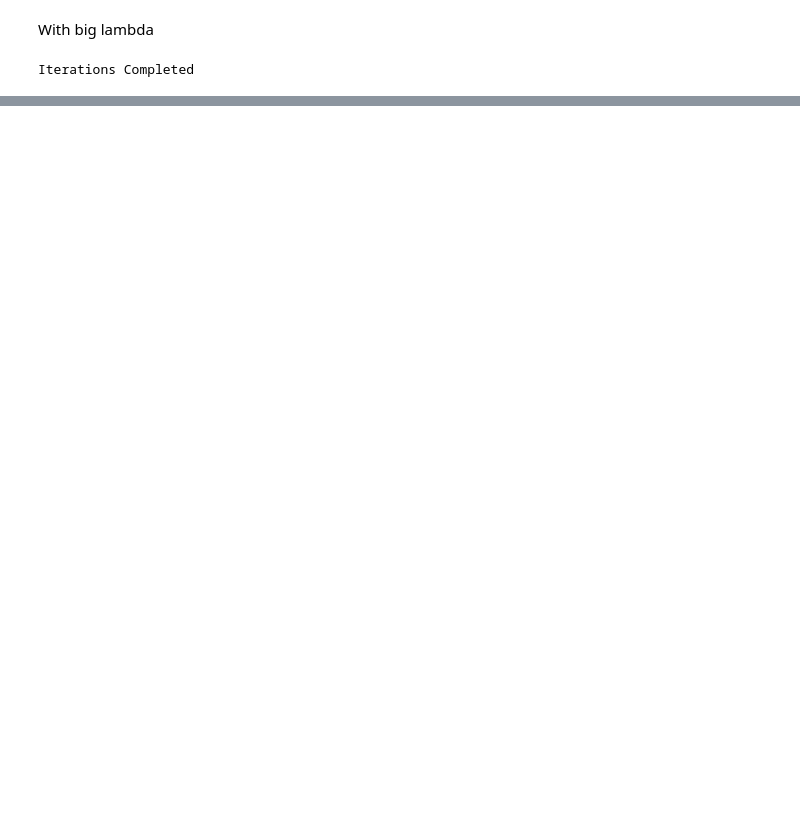
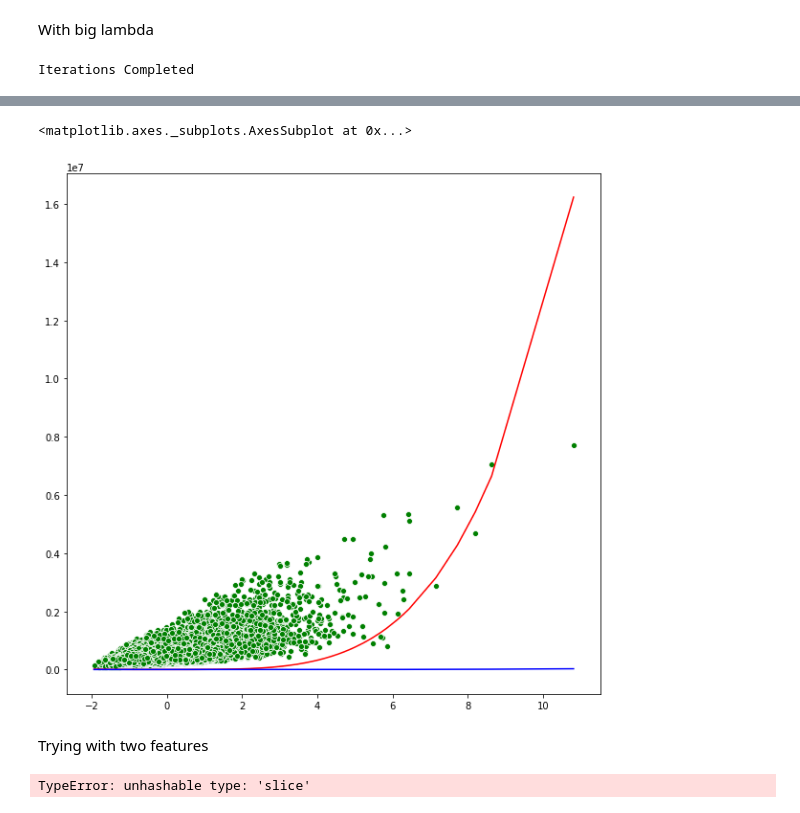
Before and after one commit to nauman-chaudhary/LinearRegression, a Jupyter notebook: Ridge Regression - L2 Regularization.ipynb, the cells around one changed output, grey strips where cells are left out. Saved outputs shown, nothing was run; the diff lists cells and outputs as text; code cells hidden in the pictures; blank space fills up the shorter version.

```diff
--- a/Ridge Regression - L2 Regularization.ipynb
+++ b/Ridge Regression - L2 Regularization.ipynb
@@ -235,0 +250,5 @@ a = np.array([1,2,3]).reshape(-1,1)
+# %%
+start_time = time.time()
+i,weights_l2_0, grads, costs = gradient_descent(x=data_poly, y=target,alpha=1e-12,tolerance_cost=1e-7,
+                                               tolerance_gradient=1e-7, max_iter=10000,l2_regularization=0)
+end_time = time.time()
@@ -235,0 +273,5 @@ a = np.array([1,2,3]).reshape(-1,1)
+# %%
+start_time = time.time()
+i,weights_l2_1e11, grads, costs = gradient_descent(x=data_poly, y=target,alpha=1e-12,tolerance_cost=1e-7,
+                                               tolerance_gradient=1e-7, max_iter=10000,l2_regularization=1e11)
+end_time = time.time()
@@ -235,0 +293,19 @@ a = np.array([1,2,3]).reshape(-1,1)
+# %%
+plt.figure(figsize=(10,10))
+
+result_l2_0 = weights_l2_0[0] + weights_l2_0[1]*data_poly[:,0] + weights_l2_0[2]*data_poly[:,1] + weights_l2_0[3]*data_poly[:,2]+ weights_l2_0[4]*data_poly[:,3]
+# temp_df_small_l2 = pd.DataFrame(data_poly,columns=[['sqft_1','sqft_2','sqft_3','sqft_4']])
+# temp_df_small_l2['predicted_price'] = result_l2_0
+sns.lineplot( x=data_poly[:,0], y=result_l2_0,color='r')
+
+result_l2_1e11 = weights_l2_1e11[0] + weights_l2_1e11[1]*data_poly[:,0]  + weights_l2_1e11[2]*data_poly[:,1]  + weights_l2_1e11[3]*data_poly[:,2]  + weights_l2_1e11[4]*data_poly[:,3]
+# temp_df_big_l2 = pd.DataFrame(data_poly,columns=[['sqft_1','sqft_2','sqft_3','sqft_4']])
+# temp_df_big_l2['predicted_price'] = result_l2_1e11
+sns.lineplot(x=data_poly[:,0],y=result_l2_1e11,color='b')
+
+sns.scatterplot(x=data_poly[:,0],y=target_not_shaped,color='g')
+# %% [output]
+<matplotlib.axes._subplots.AxesSubplot at 0x...>
+[figure, added]
+# %% [markdown]
+Trying with two features
@@ -235,0 +321,4 @@ a = np.array([1,2,3]).reshape(-1,1)
+# %%
+new_data = nd(new_data)
+# %% [output]
+TypeError: unhashable type: 'slice'
```
Also changed, not shown: parts of 32 cells of this notebook, 1 other file.
